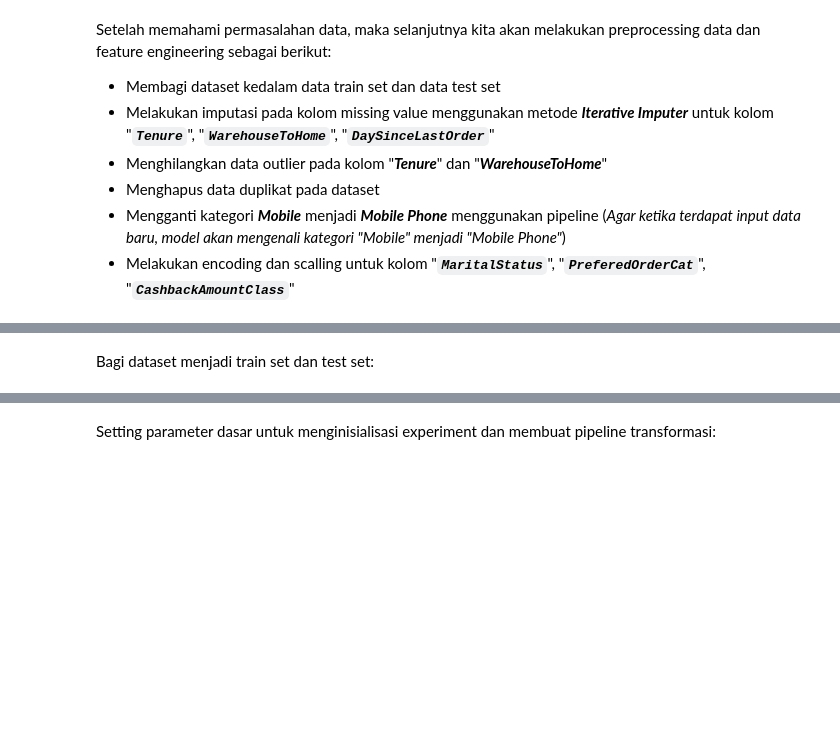
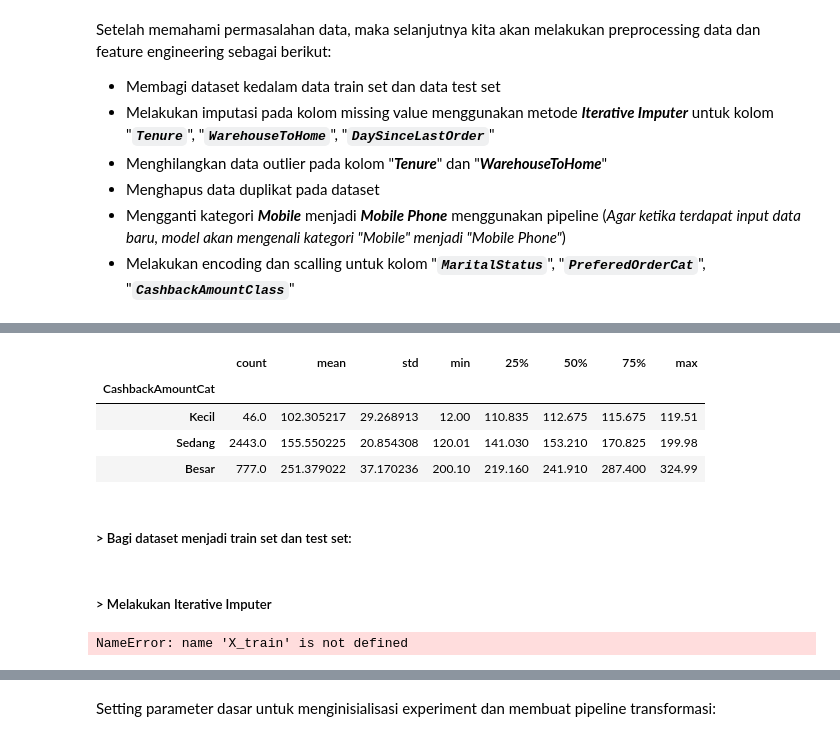
Before and after one commit to fathurizkym/ecommerce_churn_analysis, a Jupyter notebook: notebooks/E-Commerce_Customer_Churn.ipynb, the cells around one changed output, grey strips where cells are left out. Cells and saved outputs as stored; diff of their text form; code cells hidden in the pictures; blank space fills up the shorter version.

```diff
--- a/notebooks/E-Commerce_Customer_Churn.ipynb
+++ b/notebooks/E-Commerce_Customer_Churn.ipynb
@@ -693,2 +714,10 @@ Setelah memahami permasalahan data, maka selanjutnya kita akan melakukan preproc
+# %%
+df.groupby('CashbackAmountCat')['CashbackAmount'].describe()
+# %% [output]
+|  | count | mean | std | min | 25% | 50% | 75% | max |
+| CashbackAmountCat |  |  |  |  |  |  |  |  |
+| Kecil | 46.0 | 102.305217 | 29.268913 | 12.00 | 110.835 | 112.675 | 115.675 | 119.51 |
+| Sedang | 2443.0 | 155.550225 | 20.854308 | 120.01 | 141.030 | 153.210 | 170.825 | 199.98 |
+| Besar | 777.0 | 251.379022 | 37.170236 | 200.10 | 219.160 | 241.910 | 287.400 | 324.99 |
 # %% [markdown]
-Bagi dataset menjadi train set dan test set:
+##### > Bagi dataset menjadi train set dan test set:
@@ -694,0 +740,8 @@ Bagi dataset menjadi train set dan test set:
+# %% [markdown]
+##### > Melakukan Iterative Imputer
+# %%
+colsMissing = ["Tenure", "WarehouseToHome", "DaySinceLastOrder"]
+
+X_train, X_test = imputasi(X_train, X_test, colsMissing) #<- Fungsi yang dibuat pada pengerjaan model ini
+# %% [output]
+NameError: name 'X_train' is not defined
```
Also changed, not shown: parts of 22 cells of this notebook, 1 other file.
